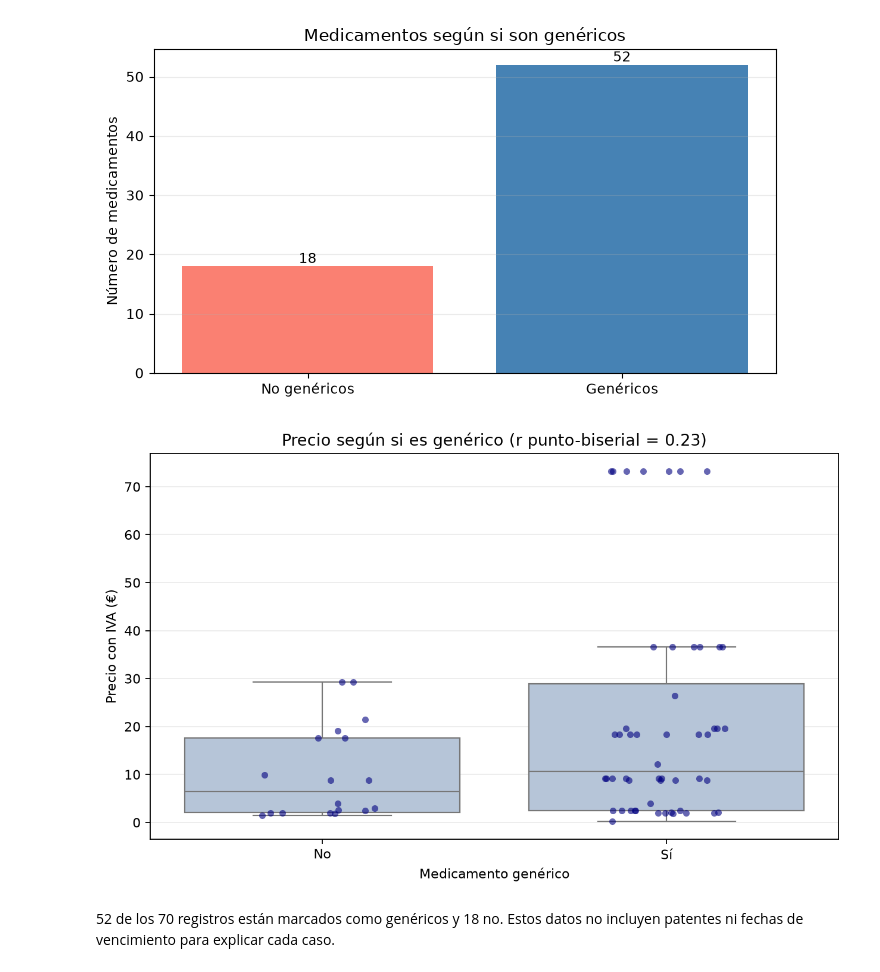
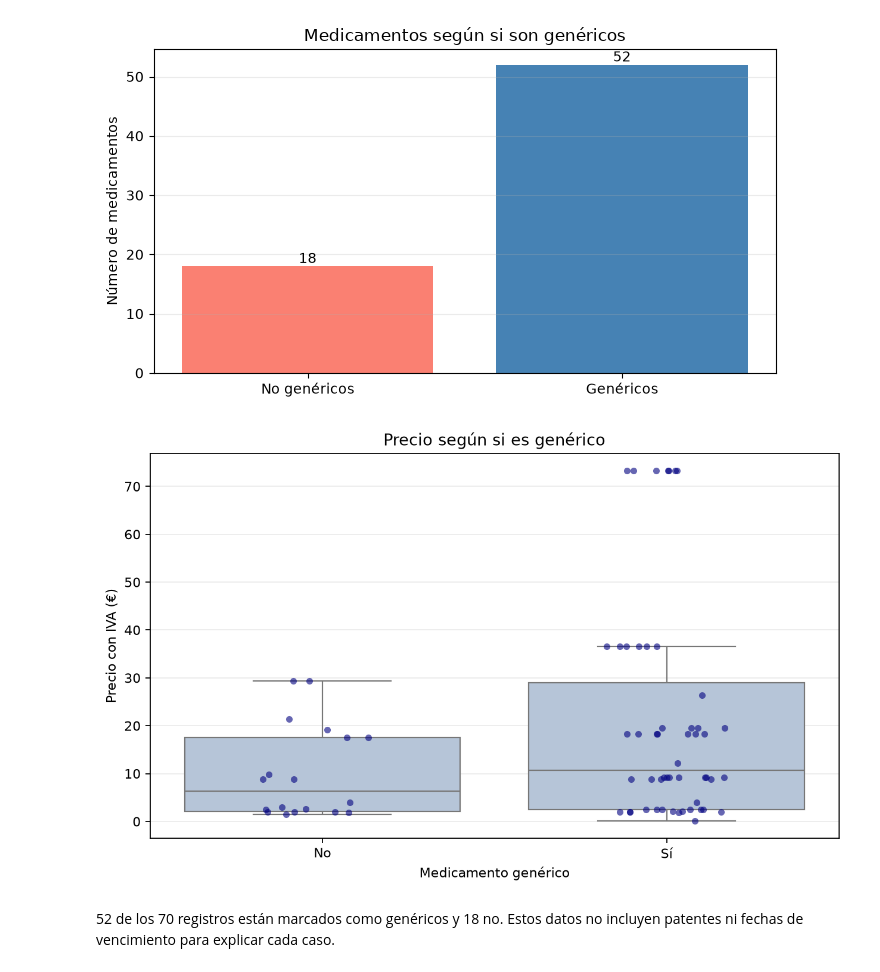
Before and after one commit to Chicloneo/Proyecto-Ingenieria-Dato, a Jupyter notebook: Notebooks/graficas.ipynb, the cells around one changed output. Saved outputs shown, nothing was run; the diff lists cells and outputs as text; code cells hidden in the pictures.

```diff
--- a/Notebooks/graficas.ipynb
+++ b/Notebooks/graficas.ipynb
@@ -157,10 +157,6 @@ df_precio_generico = pd.read_excel("../src/data/HU4_EDA.xlsx")
 datos_precio_generico = df_precio_generico[
     ["generico", "Precio venta al público con IVA"]
 ].dropna()
-correlacion_precio_generico = datos_precio_generico["generico"].corr(
-    datos_precio_generico["Precio venta al público con IVA"]
-)
-
 fig, ax = plt.subplots(figsize=(8, 5))
 sns.boxplot(
     data=datos_precio_generico,
@@ -168,36 +164,36 @@ sns.boxplot(
     y="Precio venta al público con IVA",
     order=[0, 1],
     showfliers=False,
     color="lightsteelblue",
     ax=ax,
 )
 sns.stripplot(
     data=datos_precio_generico,
     x="generico",
     y="Precio venta al público con IVA",
     order=[0, 1],
     jitter=0.18,
     alpha=0.6,
     color="navy",
     ax=ax,
 )
 ax.set(
-    title=f"Precio según si es genérico (r punto-biserial = {correlacion_precio_generico:.2f})",
+    title="Precio según si es genérico",
     xlabel="Medicamento genérico",
     ylabel="Precio con IVA (€)",
     xticks=[0, 1],
     xticklabels=["No", "Sí"],
 )
 ax.grid(axis="y", alpha=0.25)
 fig.tight_layout()
 fig.savefig(
-    Path("../src/graficas/correlacion-precio-generico.png"),
+    Path("../Explicaciones/graficas/correlacion-precio-generico.png"),
     dpi=160,
     bbox_inches="tight",
 )
 plt.show()
 # %% [output]
-[figure, old version]
+[figure, new version]
 # %% [markdown]
 52 de los 70 registros están marcados como genéricos y 18 no. Estos datos no incluyen patentes ni fechas de vencimiento para explicar cada caso.
 # %%
```
Also changed, not shown: parts of 3 cells of this notebook, 16 other files.
